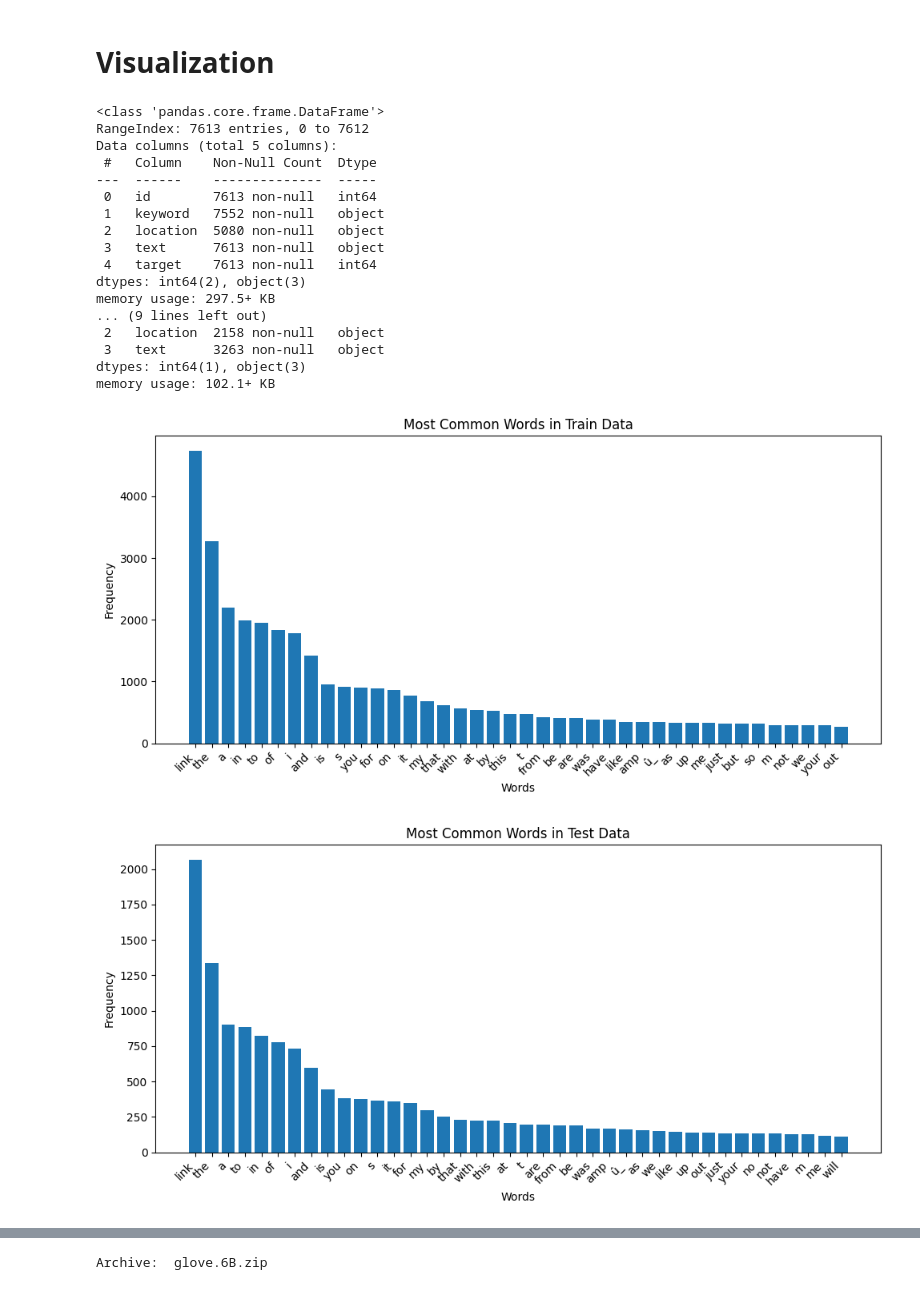
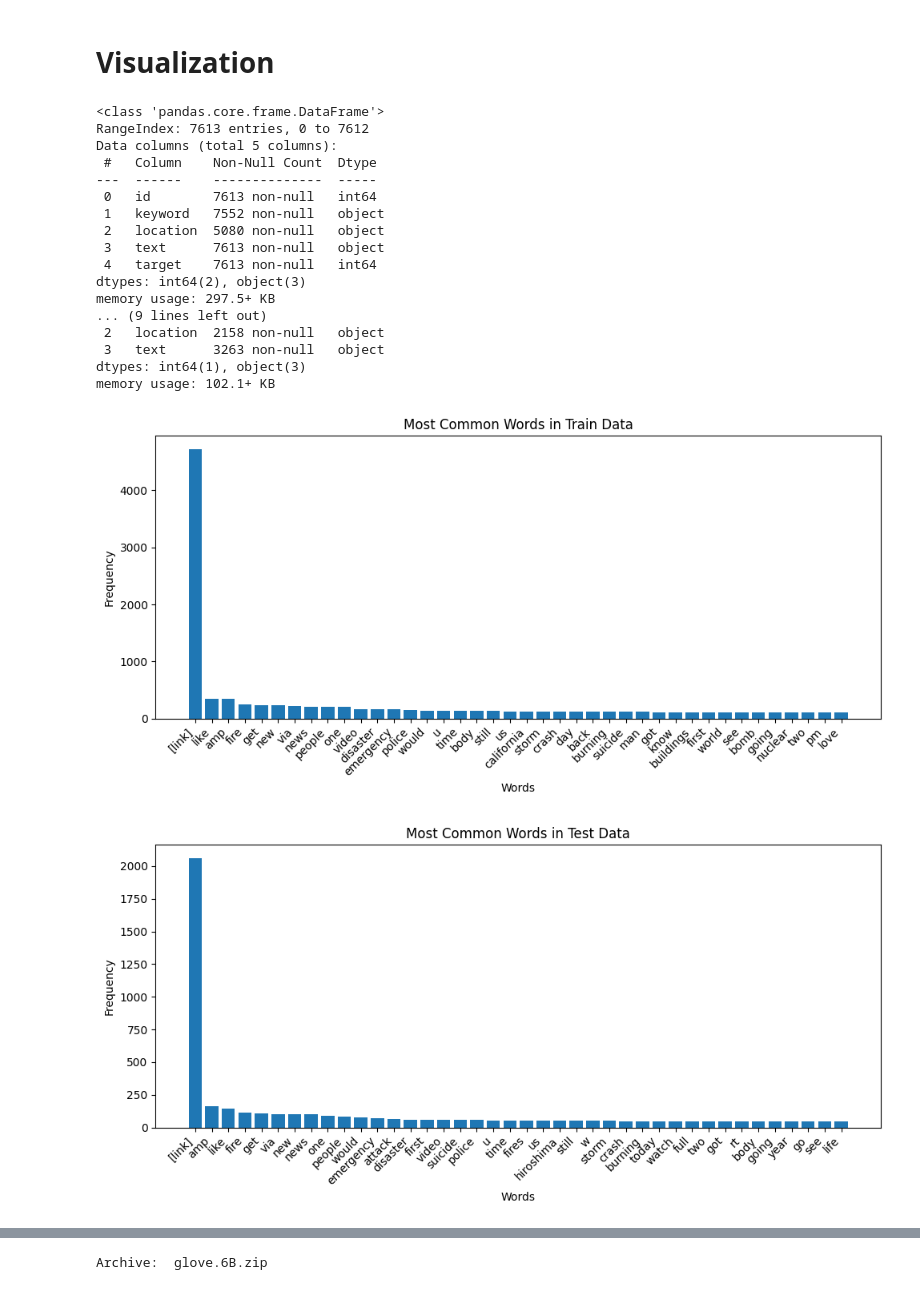
Before and after one commit to gb999/LuaLuaLua, a Jupyter notebook: LuaLuaLua.ipynb, the cells around one changed output, grey strips where cells are left out. Cells and saved outputs as stored; diff of their text form; code cells hidden in the pictures.

```diff
--- a/LuaLuaLua.ipynb
+++ b/LuaLuaLua.ipynb
@@ -47,9 +70,30 @@ Removing unusable or unimportant data.(Links, etc.)
 # %%
-# Removes links from a text string.
-def remove_links(text,replace=''):
+# Remove or replace links in a string.
+def remove_links(text, replace=''):
   text = re.sub(r'http\S+', replace, text)
   return text
 
-# Remove links from data
-train_df['text'] = train_df['text'].apply(lambda x: remove_links(x, replace="[link]"))
-test_df['text'] = test_df['text'].apply(lambda x: remove_links(x, replace="[link]"))
+def remove_retweets(text):
+    return re.sub(r'^RT\s+@\w+', '', text, flags=re.IGNORECASE)
+# %%
+import re
+import string
+
+# Replaces links and removes retweets and stopwords from a tweet
+def clean_tweet(tweet, remove_stopwords=True, stop_words = set(), replace_links = ''):
+  tweet = remove_links(tweet, replace_links)
+  tweet = remove_retweets(tweet)
+  words = re.findall(r"[A-Za-z\[\]]+", tweet.lower())  # Keep letters and square brackets
+
+  if remove_stopwords:
+    words = [word for word in words if word not in stop_words]
+
+  return ' '.join(words)
+
+def clean_tweets(lines, remove_stopwords=True, stop_words=set()):
+  cleaned_lines = []
+  for line in lines:
+    cleaned_line = clean_tweet(line, remove_stopwords, stop_words)
+    cleaned_lines.append(cleaned_line)
+
+  return cleaned_lines
@@ -55,0 +102,5 @@ test_df['text'] = test_df['text'].apply(lambda x: remove_links(x, replace="[link
+# %%
+train_df['text'] = train_df['text'].apply(lambda t: clean_tweet(t, remove_stopwords=True, stop_words= stop_words, replace_links="[link]"))
+test_df['text'] = test_df['text'].apply(lambda t: clean_tweet(t, remove_stopwords=True, stop_words= stop_words, replace_links="[link]"))
+
+print(train_df.head())
@@ -59,8 +124,7 @@ test_df['text'] = test_df['text'].apply(lambda x: remove_links(x, replace="[link
 def get_most_common_words(df, text_column, n=40):
     # Combine all text into a single string
     text = " ".join(df[text_column].astype(str).tolist())
-    # Remove any special characters and split into words
-    words = re.findall(r'\w+', text.lower())
+    words = text.split()
     word_counts = Counter(words)
     return word_counts.most_common(n)
 
@@ -78,32 +142,32 @@ def plot_most_common_words(common_words, title):
 # Get most common words
 train_common_words = get_most_common_words(train_df, 'text')
 test_common_words = get_most_common_words(test_df, 'text')
 
 #Show dataframe info
 train_df.info()
 print("\n")
 test_df.info()
 
 # Diagrams
 plot_most_common_words(train_common_words, "Most Common Words in Train Data")
 plot_most_common_words(test_common_words, "Most Common Words in Test Data")
 # %% [output]
 <class 'pandas.core.frame.DataFrame'>
 RangeIndex: 7613 entries, 0 to 7612
 Data columns (total 5 columns):
  #   Column    Non-Null Count  Dtype
 ---  ------    --------------  -----
  0   id        7613 non-null   int64
  1   keyword   7552 non-null   object
  2   location  5080 non-null   object
  3   text      7613 non-null   object
  4   target    7613 non-null   int64
 dtypes: int64(2), object(3)
 memory usage: 297.5+ KB
 ... (9 lines left out)
  2   location  2158 non-null   object
  3   text      3263 non-null   object
 dtypes: int64(1), object(3)
 memory usage: 102.1+ KB
-[figure, old version]
+[figure, new version]
-[figure, old version]
+[figure, new version]
```
Also changed, not shown: parts of 19 cells of this notebook.
